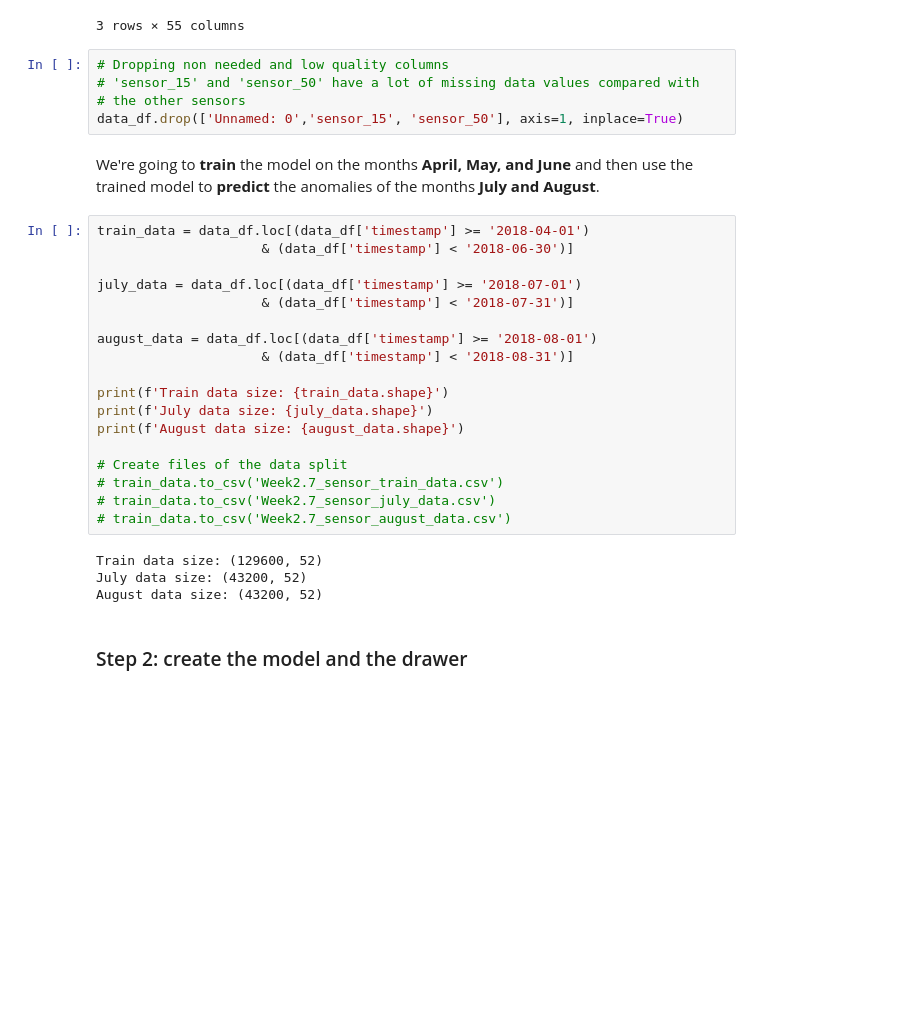
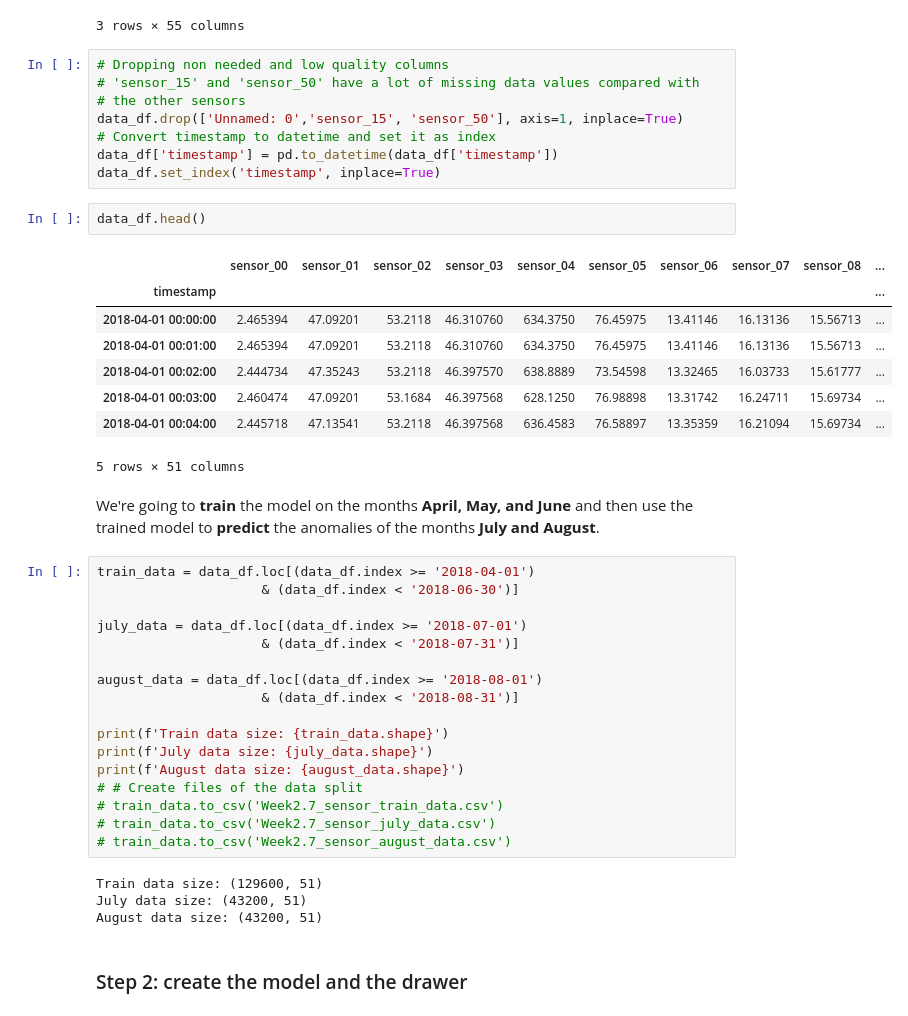
Before and after one commit to KariDi32/Programming2, a Jupyter notebook: Week2.7.ipynb, the cells around one changed output. Drawn from its saved outputs; the diff is of its cells as text; blank space fills up the shorter version.

```diff
--- a/Week2.7.ipynb
+++ b/Week2.7.ipynb
@@ -33,30 +37,43 @@ data_df.head(3)
 # 'sensor_15' and 'sensor_50' have a lot of missing data values compared with
 # the other sensors
 data_df.drop(['Unnamed: 0','sensor_15', 'sensor_50'], axis=1, inplace=True)
+# Convert timestamp to datetime and set it as index
+data_df['timestamp'] = pd.to_datetime(data_df['timestamp'])
+data_df.set_index('timestamp', inplace=True)
+# %%
+data_df.head()
+# %% [output]
+|  | sensor_00 | sensor_01 | sensor_02 | sensor_03 | sensor_04 | sensor_05 | sensor_06 | sensor_07 | sensor_08 | ... |
+| timestamp |  |  |  |  |  |  |  |  |  | ... |
+| 2018-04-01 00:00:00 | 2.465394 | 47.09201 | 53.2118 | 46.310760 | 634.3750 | 76.45975 | 13.41146 | 16.13136 | 15.56713 | ... |
+| 2018-04-01 00:01:00 | 2.465394 | 47.09201 | 53.2118 | 46.310760 | 634.3750 | 76.45975 | 13.41146 | 16.13136 | 15.56713 | ... |
+| 2018-04-01 00:02:00 | 2.444734 | 47.35243 | 53.2118 | 46.397570 | 638.8889 | 73.54598 | 13.32465 | 16.03733 | 15.61777 | ... |
+| 2018-04-01 00:03:00 | 2.460474 | 47.09201 | 53.1684 | 46.397568 | 628.1250 | 76.98898 | 13.31742 | 16.24711 | 15.69734 | ... |
+| 2018-04-01 00:04:00 | 2.445718 | 47.13541 | 53.2118 | 46.397568 | 636.4583 | 76.58897 | 13.35359 | 16.21094 | 15.69734 | ... |
+5 rows × 51 columns
 # %% [markdown]
 We're going to **train** the model on the months **April, May, and June** and then use the trained model to **predict** the anomalies of the months **July and August**.
 # %%
-train_data = data_df.loc[(data_df['timestamp'] >= '2018-04-01')
-                     & (data_df['timestamp'] < '2018-06-30')]
+train_data = data_df.loc[(data_df.index >= '2018-04-01')
+                     & (data_df.index < '2018-06-30')]
 
-july_data = data_df.loc[(data_df['timestamp'] >= '2018-07-01')
-                     & (data_df['timestamp'] < '2018-07-31')]
+july_data = data_df.loc[(data_df.index >= '2018-07-01')
+                     & (data_df.index < '2018-07-31')]
 
-august_data = data_df.loc[(data_df['timestamp'] >= '2018-08-01')
-                     & (data_df['timestamp'] < '2018-08-31')]
+august_data = data_df.loc[(data_df.index >= '2018-08-01')
+                     & (data_df.index < '2018-08-31')]
 
 print(f'Train data size: {train_data.shape}')
 print(f'July data size: {july_data.shape}')
 print(f'August data size: {august_data.shape}')
-
-# Create files of the data split
+# # Create files of the data split
 # train_data.to_csv('Week2.7_sensor_train_data.csv')
 # train_data.to_csv('Week2.7_sensor_july_data.csv')
 # train_data.to_csv('Week2.7_sensor_august_data.csv')
 # %% [output]
-Train data size: (129600, 52)
-July data size: (43200, 52)
-August data size: (43200, 52)
+Train data size: (129600, 51)
+July data size: (43200, 51)
+August data size: (43200, 51)
 # %% [markdown]
 ### Step 2: create the model and the drawer
 # %%
```
Also changed, not shown: parts of 7 cells of this notebook.
